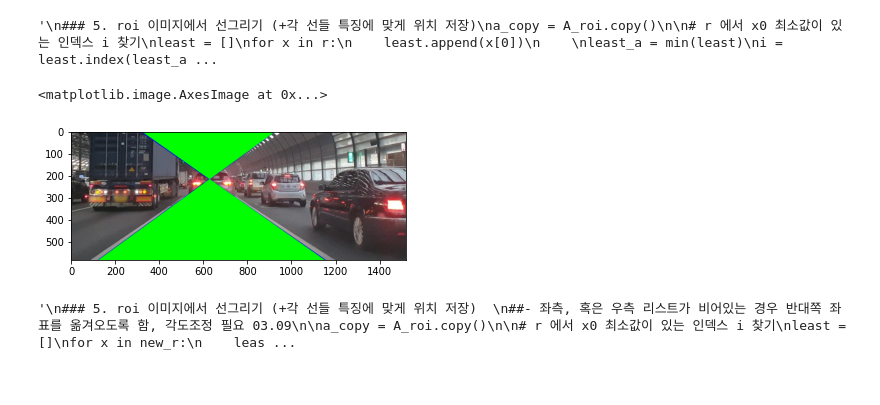
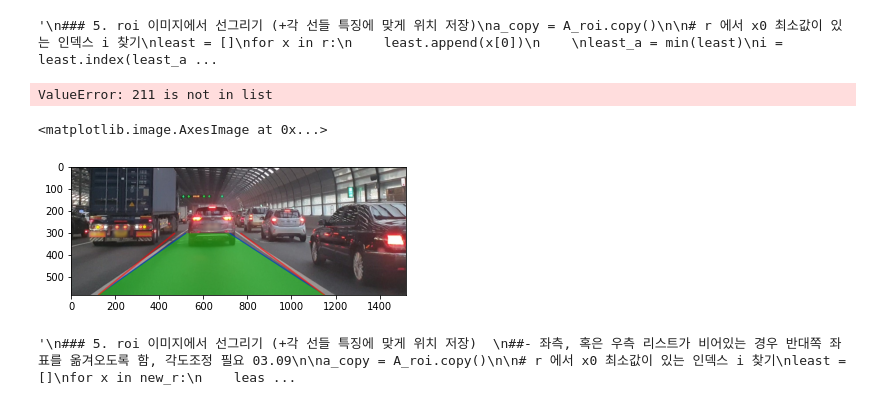
Before and after one commit to lim-ye-ji/Object_recognition_in_autonomous_driving, a Jupyter notebook: lane/Yu.ipynb, the cells around one changed output. Drawn from its saved outputs; the diff is of its cells as text; code cells hidden in the pictures.

```diff
--- a/lane/Yu.ipynb
+++ b/lane/Yu.ipynb
@@ -560,9 +556,7 @@ if not least:
     cv2.line(a_copy2, (int(-n/m), 0),(int((1080-n)/m), 1080), (0, 0, 255), 2, cv2.LINE_AA)
     cv2.line(a_copy2, (int(-n2/m2), 0),(int((1080-n2)/m2), 1080), (0, 0, 255), 2, cv2.LINE_AA)
     cv2.line(a_copy2, (int(-n3/m3), 0),(int((1080-n3)/m3), 1080), (0, 0, 255), 2, cv2.LINE_AA)
-    cv2.line(a_copy2, (int(-n4/m4), 0),(int((1080-n4)/m4), 1080), (0, 0, 255), 2, cv2.LINE_AA)
-    pts = np.array([[int(-n4/m4), 0],[int((1080-n4)/m4), 1080],[int((1080-n2)/m2), 1080], [int(-n2/m2), 0]], np.int32)
-    cv2.fillPoly(a_copy2, pts, (0, 255, 0))
+    cv2.line(a_copy2, (int(-n4/m4), ),(int((1080-n4)/m4), 1080), (0, 0, 255), 2, cv2.LINE_AA)
 
 
 elif not least2:
@@ -592,20 +586,9 @@ elif not least2:
     m4 = -m2
     n4 = r[i2][1] - (m4 * (550-(r[i2][0]-550)))
 
-    ## r1과 l2의 교차점
-    c1 = (n4-n)/(m+m2)
 
-    ## r2와 l1의 교차점
-    c2 = (n3-n2)/(m2+m)
-
-
-    cv2.line(a_copy2, (int(-n/m), 0),(int((1080-n)/m), 1080), (0, 0, 255), 2, cv2.LINE_AA)
-    cv2.line(a_copy2, (int(-n2/m2), 0),(int((1080-n2)/m2), 1080), (0, 0, 255), 2, cv2.LINE_AA)
-    cv2.line(a_copy2, (int(-n3/m3), 0),(int((1080-n3)/m3), 1080), (0, 0, 255), 2, cv2.LINE_AA)
-    cv2.line(a_copy2, (int(-n4/m4), 0),(int((1080-n4)/m4), 1080), (0, 0, 255), 2, cv2.LINE_AA)
-    cv2.line(a_copy2, (550, 0), (550, 1080), (255, 0, 0), 2, cv2.LINE_AA)
-    pts = np.array([[int(-n4/m4), 0],[int((1080-n4)/m4), 1080],[int((1080-n2)/m2), 1080], [int(-n2/m2), 0]], np.int32)
-    cv2.fillPoly(a_copy2, pts, (0, 255, 0))
+    cv2.line(a_copy2, (int(((-n4/m4)+(-n/m))/2)+100, 300),(int((580-n)/m), 580), (0, 0, 255), 4, cv2.LINE_AA)
+    cv2.line(a_copy2, (int(((-n4/m4)+(-n/m))/2)-100, 300),(int((580-n4)/m4), 580), (0, 0, 255), 4, cv2.LINE_AA)
 
 else:
     least_a = min(least)
@@ -635,18 +618,26 @@ else:
     n4 = l[i4][1] - (m4 * l[i4][0])
 
 
-    cv2.line(a_copy2, (int(-n/m), 0),(int((1080-n)/m), 1080), (0, 0, 255), 2, cv2.LINE_AA)
-    cv2.line(a_copy2, (int(-n2/m2), 0),(int((1080-n2)/m2), 1080), (0, 0, 255), 2, cv2.LINE_AA)
-    cv2.line(a_copy2, (int(-n3/m3), 0),(int((1080-n3)/m3), 1080), (0, 0, 255), 2, cv2.LINE_AA)
-    cv2.line(a_copy2, (int(-n4/m4), 0),(int((1080-n4)/m4), 1080), (0, 0, 255), 2, cv2.LINE_AA)
-    pts = np.array([[int(-n4/m4), 0],[int((1080-n4)/m4), 1080],[int((1080-n)/m), 1080], [int(-n/m), 0]], np.int32)
-    area = cv2.fillPoly(a_copy2, [pts], (0, 255, 0))
-    a_copy3 = cv2.addWeighted(a_copy2, 0.1, area, 0.9, 0)
+    cv2.line(a_copy2, (int(((-n4/m4)+(-n/m))/2)+100, 300),(int((580-n)/m), 580), (0, 0, 255), 4, cv2.LINE_AA)
+    cv2.line(a_copy2, (int(((-n4/m4)+(-n/m))/2)-100, 300),(int((580-n4)/m4), 580), (0, 0, 255), 4, cv2.LINE_AA)
+    cv2.line(a_copy2, (int(((-n4/m4)+(-n/m))/2)+150, 300),(int((580-n)/m), 580), (255, 0, 0), 5, cv2.LINE_AA)
+    cv2.line(a_copy2, (int(((-n4/m4)+(-n/m))/2)-150, 300),(int((580-n4)/m4), 580), (255, 0, 0), 5, cv2.LINE_AA)
 
-plt.imshow(a_copy3)
+plt.imshow(a_copy2)
 # %% [output]
-<matplotlib.image.AxesImage at 0x...>
+ValueError: 211 is not in list
-[figure, removed]
+# %%
+a_copy3 = A_roi.copy()
+
+pts = np.array([[int(((-n4/m4)+(-n/m))/2)+100, 300], [int(((-n4/m4)+(-n/m))/2)-100, 300],
+                [int((580-n4)/m4), 580],[int((580-n)/m), 580]], np.int32)
+area = cv2.fillPoly(a_copy3, [pts], (0, 255, 0))
+a_copy4 = cv2.addWeighted(a_copy3, 0.4, a_copy2, 0.6, 0)
+
+plt.imshow(a_copy4)
+# %% [output]
+<matplotlib.image.AxesImage at 0x...>
+[figure, added]
 # %%
 """
 ### 5. roi 이미지에서 선그리기 (+각 선들 특징에 맞게 위치 저장)
```
Also changed, not shown: parts of 12 cells of this notebook.
